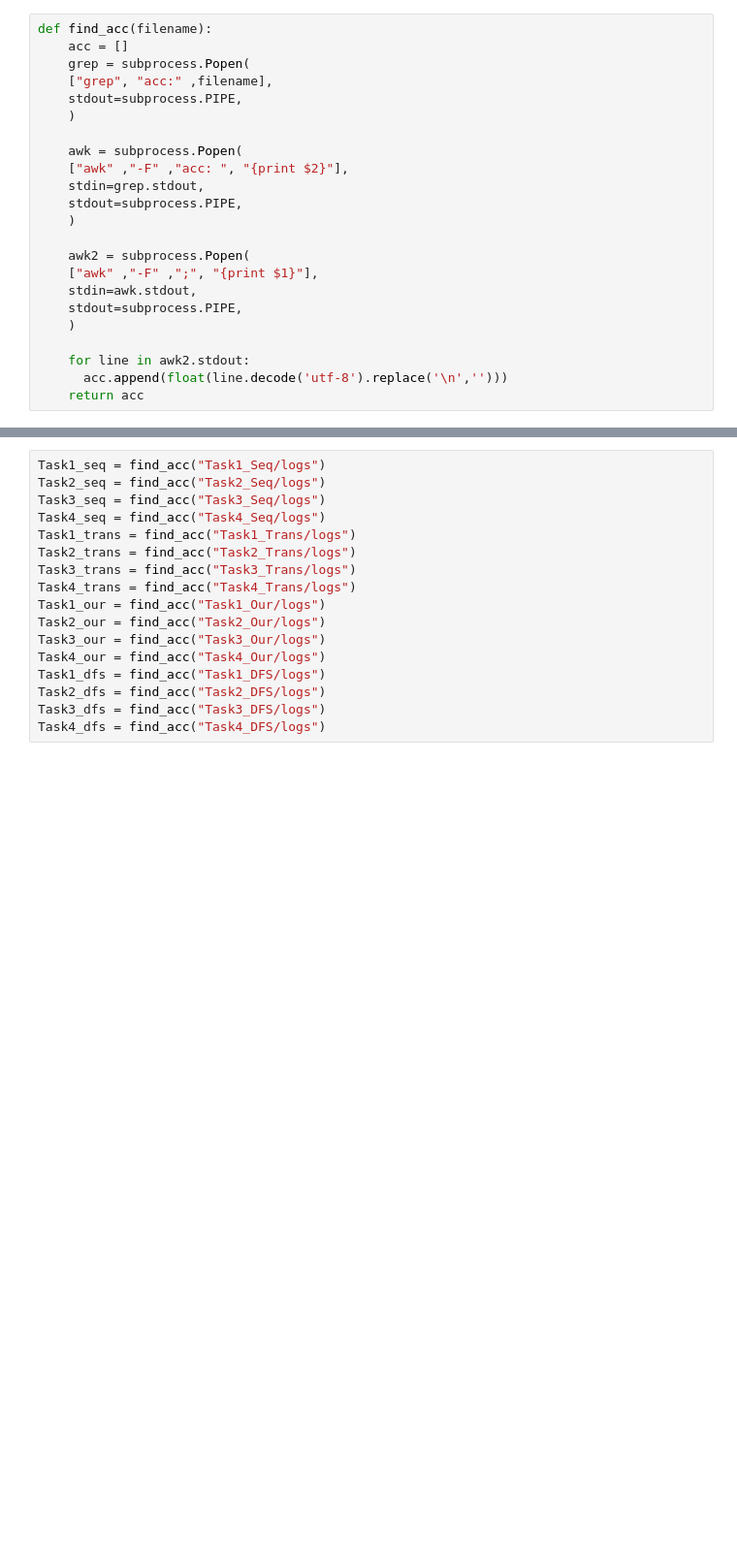
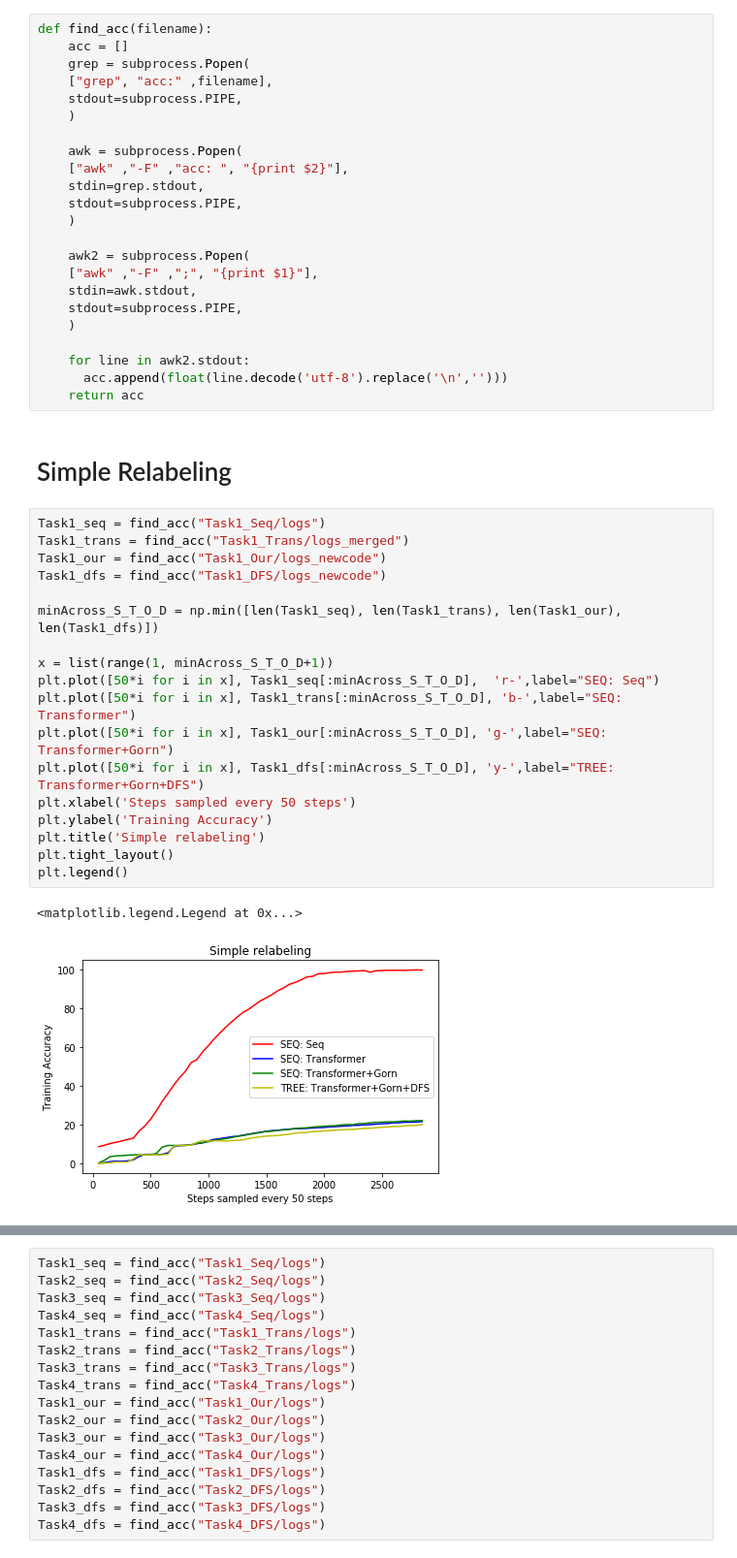
Before and after one commit to DishaJindal/OpenNMT-py, a Jupyter notebook: IntrinsicTasks/Analysis-Training.ipynb, the cells around one changed output, grey strips where cells are left out. Shown: that part at 97% size. Drawn from its saved outputs; the diff is of its cells as text; blank space fills up the shorter version.

Commit message:
Gorn addition

```diff
--- a/IntrinsicTasks/Analysis-Training.ipynb
+++ b/IntrinsicTasks/Analysis-Training.ipynb
@@ -25,3 +25,26 @@ def find_acc(filename):
     for line in awk2.stdout:
       acc.append(float(line.decode('utf-8').replace('\n','')))
     return acc
+# %% [markdown]
+# Simple Relabeling
+# %%
+Task1_seq = find_acc("Task1_Seq/logs")
+Task1_trans = find_acc("Task1_Trans/logs_merged")
+Task1_our = find_acc("Task1_Our/logs_newcode")
+Task1_dfs = find_acc("Task1_DFS/logs_newcode")
+
+minAcross_S_T_O_D = np.min([len(Task1_seq), len(Task1_trans), len(Task1_our), len(Task1_dfs)])
+
+x = list(range(1, minAcross_S_T_O_D+1))
+plt.plot([50*i for i in x], Task1_seq[:minAcross_S_T_O_D],  'r-',label="SEQ: Seq")
+plt.plot([50*i for i in x], Task1_trans[:minAcross_S_T_O_D], 'b-',label="SEQ: Transformer")
+plt.plot([50*i for i in x], Task1_our[:minAcross_S_T_O_D], 'g-',label="SEQ: Transformer+Gorn")
+plt.plot([50*i for i in x], Task1_dfs[:minAcross_S_T_O_D], 'y-',label="TREE: Transformer+Gorn+DFS")
+plt.xlabel('Steps sampled every 50 steps')
+plt.ylabel('Training Accuracy')
+plt.title('Simple relabeling')
+plt.tight_layout()
+plt.legend()
+# %% [output]
+<matplotlib.legend.Legend at 0x...>
+[figure, added]
```
Also changed, not shown: parts of 6 cells of this notebook, 7 other files.
